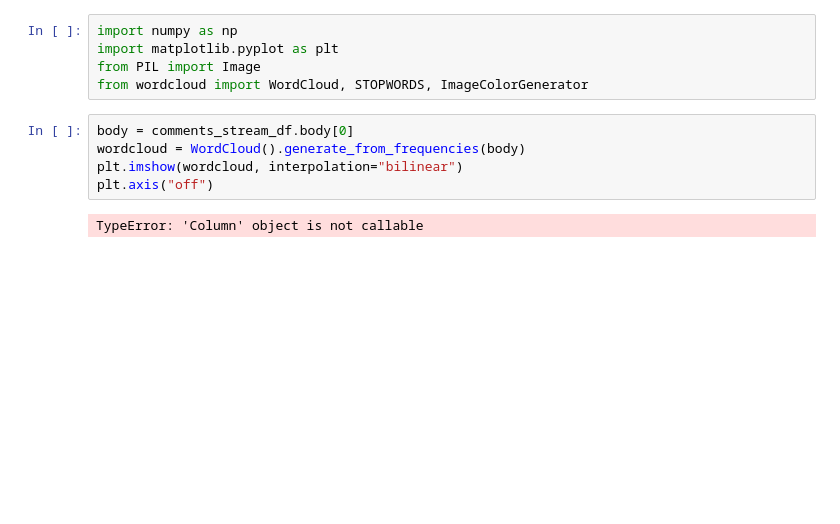
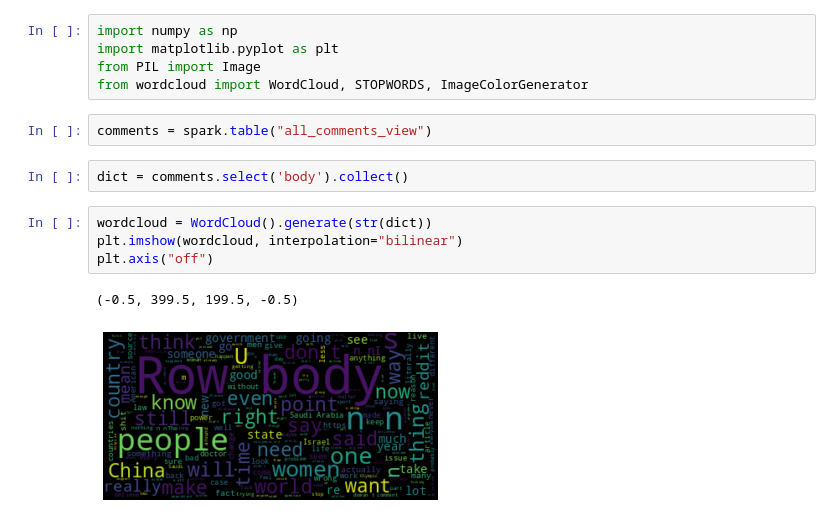
Before and after one commit to will-kent/StreamingWithKafka, a Jupyter notebook: Spark-Comments.ipynb, the cells around one changed output. Saved outputs shown, nothing was run; the diff lists cells and outputs as text; blank space fills up the shorter version.

Commit message:
Wordcloud update

```diff
--- a/Spark-Comments.ipynb
+++ b/Spark-Comments.ipynb
@@ -330,10 +338,14 @@ import numpy as np
 import matplotlib.pyplot as plt
 from PIL import Image
 from wordcloud import WordCloud, STOPWORDS, ImageColorGenerator
+# %%
+comments = spark.table("all_comments_view")
+# %%
+dict = comments.select('body').collect()
 # %%
-body = comments_stream_df.body[0]
-wordcloud = WordCloud().generate_from_frequencies(body)
+wordcloud = WordCloud().generate(str(dict))
 plt.imshow(wordcloud, interpolation="bilinear")
 plt.axis("off")
 # %% [output]
-TypeError: 'Column' object is not callable
+(-0.5, 399.5, 199.5, -0.5)
+[figure, added]
```
Also changed, not shown: parts of 1 cell of this notebook.
